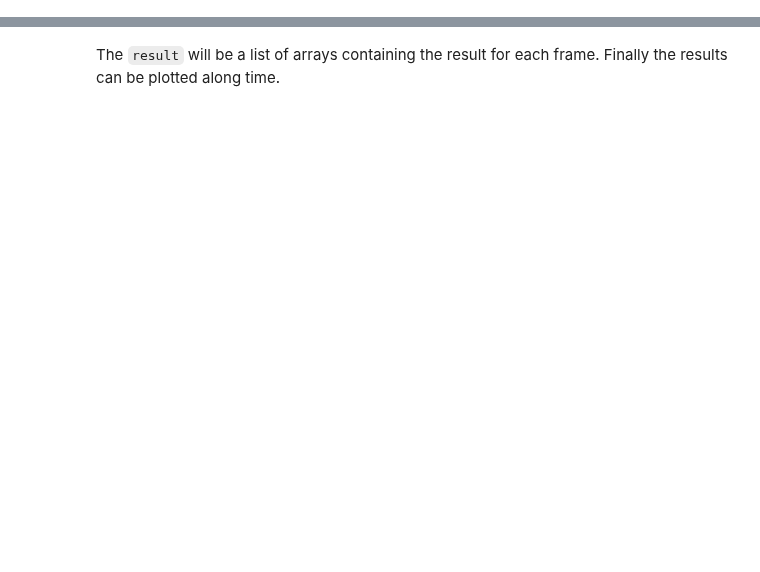
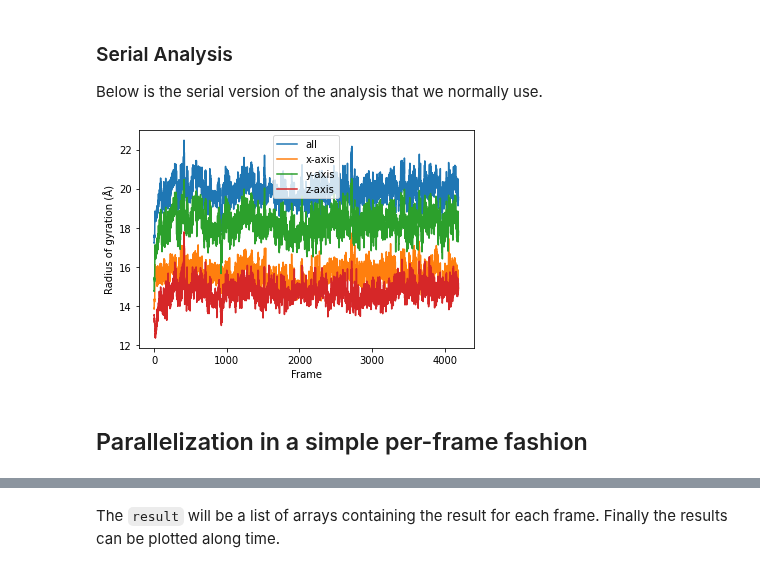
Before and after one commit to MDAnalysis/UserGuide, a Jupyter notebook: doc/source/examples/analysis/custom_parallel_analysis.ipynb, the cells around one changed output, grey strips where cells are left out. Saved outputs shown, nothing was run; the diff lists cells and outputs as text; code cells hidden in the pictures; blank space fills up the shorter version.

```diff
--- a/doc/source/examples/analysis/custom_parallel_analysis.ipynb
+++ b/doc/source/examples/analysis/custom_parallel_analysis.ipynb
@@ -25,0 +42,4 @@ import matplotlib.pyplot as plt
+# %%
+adk = fetch_adk_equilibrium()
+u = mda.Universe(adk.topology, adk.trajectory)
+protein = u.select_atoms('protein')
@@ -25,0 +55,44 @@ import matplotlib.pyplot as plt
+# %%
+def radgyr(atomgroup, masses, total_mass=None):
+    # coordinates change for each frame
+    coordinates = atomgroup.positions
+    center_of_mass = atomgroup.center_of_mass()
+
+    # get squared distance from center
+    ri_sq = (coordinates-center_of_mass)**2
+    # sum the unweighted positions
+    sq = np.sum(ri_sq, axis=1)
+    sq_x = np.sum(ri_sq[:,[1,2]], axis=1) # sum over y and z
+    sq_y = np.sum(ri_sq[:,[0,2]], axis=1) # sum over x and z
+    sq_z = np.sum(ri_sq[:,[0,1]], axis=1) # sum over x and y
+
+    # make into array
+    sq_rs = np.array([sq, sq_x, sq_y, sq_z])
+
+    # weight positions
+    rog_sq = np.sum(masses*sq_rs, axis=1)/total_mass
+    # square root and return
+    return np.sqrt(rog_sq)
+# %% [markdown]
+### Serial Analysis
+
+Below is the serial version of the analysis that we normally use.
+# %%
+result = []
+for frame in u.trajectory:
+    result.append(radgyr(atomgroup=protein,
+                         masses=protein.masses,
+                         total_mass=np.sum(protein.masses)))
+# %%
+result = np.asarray(result).T
+
+labels = ['all', 'x-axis', 'y-axis', 'z-axis']
+for col, label in zip(result, labels):
+    plt.plot(col, label=label)
+plt.legend()
+plt.ylabel('Radius of gyration (Å)')
+plt.xlabel('Frame');
+# %% [output]
+[figure, added]
+# %% [markdown]
+## Parallelization in a simple per-frame fashion
```
Also changed, not shown: parts of 59 cells of this notebook, 1 other file.
